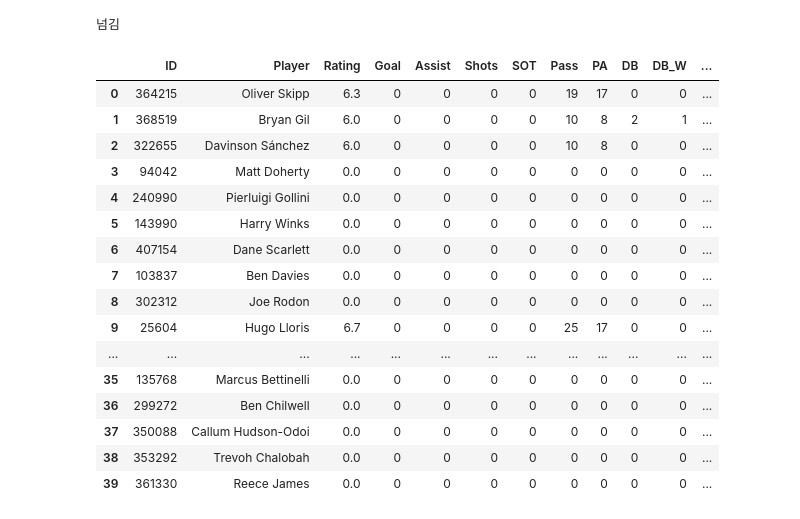
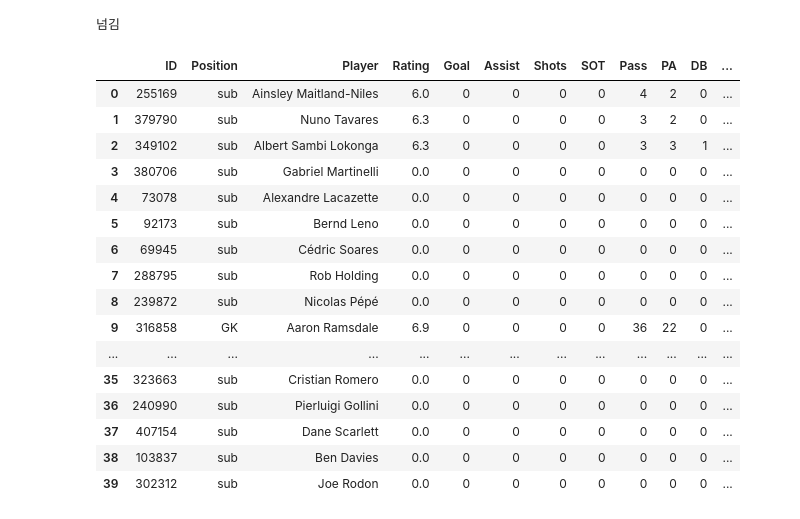
Before and after one commit to sanha9999/EDA_project, a Jupyter notebook: Tottenham_38R/Tottenham Crawling.ipynb, the cells around one changed output. Saved outputs shown, nothing was run; the diff lists cells and outputs as text; code cells hidden in the pictures.

Commit message:
add position

```diff
--- a/Tottenham_38R/Tottenham Crawling.ipynb
+++ b/Tottenham_38R/Tottenham Crawling.ipynb
@@ -38,6 +38,7 @@ def FB_match(url, sleep_time):
     player_yc_sum_list = []
     player_rc_list = []
     player_rc_sum_list = []
+    player_position_list = []
 
     # 선수 id
     player_id = soup.find_all('div', class_ = "player")
@@ -118,6 +119,34 @@ def FB_match(url, sleep_time):
                 if id == rc_id:
                     player_rc_list.append(1)
                 else : player_rc_list.append(0)
+
+    # 선수 포지션
+    for i in range(0,9):
+        player_position_list.append("sub")
+    driver.execute_script("window.scrollTo(0, 1100)")
+    time.sleep(sleep_time)
+    for i in range(1, 12):
+        accept = driver.find_element_by_xpath(f'//*[@id="stadium"]/div[1]/div[2]/div[2]/div[1]/div[{i}]/div[1]/span')
+        accept.click()
+        time.sleep(sleep_time)
+        page_source = driver.page_source
+        soup = BeautifulSoup(page_source, "html.parser")
+        position = soup.find_all('div', class_="player-position")
+        player_position_list.append(position[0].text)
+    for i in range(1, 12):
+        accept = driver.find_element_by_xpath(f'//*[@id="stadium"]/div[1]/div[2]/div[2]/div[2]/div[{i}]/div[1]/span')
+        accept.click()
+        time.sleep(sleep_time)
+        page_source = driver.page_source
+        soup = BeautifulSoup(page_source, "html.parser")
+        position = soup.find_all('div', class_="player-position")
+        player_position_list.append(position[1].text)
+    for i in range(0,9):
+        player_position_list.append("sub")
+
+    accept = driver.find_element_by_xpath('//*[@id="back-to-team"]')
+    accept.click()
+    time.sleep(sleep_time)
 
     # 선수 당 슛 횟수
     driver.execute_script("window.scrollTo(0, 1500)")
@@ -244,6 +273,7 @@ def FB_match(url, sleep_time):
     # 결과 df
     df = pd.DataFrame({
         "ID" : player_id_list,
+        "Position" : player_position_list,
         "Player" : player_name_list,
         "Rating" : player_rating_list,
         "Goal" : player_goal_list,
@@ -261,26 +291,26 @@ def FB_match(url, sleep_time):
     })
     return df
 # %%
-url = 'https://1xbet.whoscored.com/Matches/1549586/Live/England-Premier-League-2021-2022-Tottenham-Chelsea'
+url = 'https://1xbet.whoscored.com/Matches/1549589/Live/England-Premier-League-2021-2022-Arsenal-Tottenham'
 df = FB_match(url, 2)
 df
 # %% [output]
 넘김
-|  | ID | Player | Rating | Goal | Assist | Shots | SOT | Pass | PA | DB | DB_W | ... |
-| 0 | 364215 | Oliver Skipp | 6.3 | 0 | 0 | 0 | 0 | 19 | 17 | 0 | 0 | ... |
-| 1 | 368519 | Bryan Gil | 6.0 | 0 | 0 | 0 | 0 | 10 | 8 | 2 | 1 | ... |
-| 2 | 322655 | Davinson Sánchez | 6.0 | 0 | 0 | 0 | 0 | 10 | 8 | 0 | 0 | ... |
-| 3 | 94042 | Matt Doherty | 0.0 | 0 | 0 | 0 | 0 | 0 | 0 | 0 | 0 | ... |
-| 4 | 240990 | Pierluigi Gollini | 0.0 | 0 | 0 | 0 | 0 | 0 | 0 | 0 | 0 | ... |
-| 5 | 143990 | Harry Winks | 0.0 | 0 | 0 | 0 | 0 | 0 | 0 | 0 | 0 | ... |
-| 6 | 407154 | Dane Scarlett | 0.0 | 0 | 0 | 0 | 0 | 0 | 0 | 0 | 0 | ... |
-| 7 | 103837 | Ben Davies | 0.0 | 0 | 0 | 0 | 0 | 0 | 0 | 0 | 0 | ... |
-| 8 | 302312 | Joe Rodon | 0.0 | 0 | 0 | 0 | 0 | 0 | 0 | 0 | 0 | ... |
-| 9 | 25604 | Hugo Lloris | 6.7 | 0 | 0 | 0 | 0 | 25 | 17 | 0 | 0 | ... |
+|  | ID | Position | Player | Rating | Goal | Assist | Shots | SOT | Pass | PA | DB | ... |
+| 0 | 255169 | sub | Ainsley Maitland-Niles | 6.0 | 0 | 0 | 0 | 0 | 4 | 2 | 0 | ... |
+| 1 | 379790 | sub | Nuno Tavares | 6.3 | 0 | 0 | 0 | 0 | 3 | 2 | 0 | ... |
+| 2 | 349102 | sub | Albert Sambi Lokonga | 6.3 | 0 | 0 | 0 | 0 | 3 | 3 | 1 | ... |
+| 3 | 380706 | sub | Gabriel Martinelli | 0.0 | 0 | 0 | 0 | 0 | 0 | 0 | 0 | ... |
+| 4 | 73078 | sub | Alexandre Lacazette | 0.0 | 0 | 0 | 0 | 0 | 0 | 0 | 0 | ... |
+| 5 | 92173 | sub | Bernd Leno | 0.0 | 0 | 0 | 0 | 0 | 0 | 0 | 0 | ... |
+| 6 | 69945 | sub | Cédric Soares | 0.0 | 0 | 0 | 0 | 0 | 0 | 0 | 0 | ... |
+| 7 | 288795 | sub | Rob Holding | 0.0 | 0 | 0 | 0 | 0 | 0 | 0 | 0 | ... |
+| 8 | 239872 | sub | Nicolas Pépé | 0.0 | 0 | 0 | 0 | 0 | 0 | 0 | 0 | ... |
+| 9 | 316858 | GK | Aaron Ramsdale | 6.9 | 0 | 0 | 0 | 0 | 36 | 22 | 0 | ... |
 | ... | ... | ... | ... | ... | ... | ... | ... | ... | ... | ... | ... | ... |
-| 35 | 135768 | Marcus Bettinelli | 0.0 | 0 | 0 | 0 | 0 | 0 | 0 | 0 | 0 | ... |
-| 36 | 299272 | Ben Chilwell | 0.0 | 0 | 0 | 0 | 0 | 0 | 0 | 0 | 0 | ... |
-| 37 | 350088 | Callum Hudson-Odoi | 0.0 | 0 | 0 | 0 | 0 | 0 | 0 | 0 | 0 | ... |
-| 38 | 353292 | Trevoh Chalobah | 0.0 | 0 | 0 | 0 | 0 | 0 | 0 | 0 | 0 | ... |
-| 39 | 361330 | Reece James | 0.0 | 0 | 0 | 0 | 0 | 0 | 0 | 0 | 0 | ... |
+| 35 | 323663 | sub | Cristian Romero | 0.0 | 0 | 0 | 0 | 0 | 0 | 0 | 0 | ... |
+| 36 | 240990 | sub | Pierluigi Gollini | 0.0 | 0 | 0 | 0 | 0 | 0 | 0 | 0 | ... |
+| 37 | 407154 | sub | Dane Scarlett | 0.0 | 0 | 0 | 0 | 0 | 0 | 0 | 0 | ... |
+| 38 | 103837 | sub | Ben Davies | 0.0 | 0 | 0 | 0 | 0 | 0 | 0 | 0 | ... |
+| 39 | 302312 | sub | Joe Rodon | 0.0 | 0 | 0 | 0 | 0 | 0 | 0 | 0 | ... |
 # %%
```
Also changed, not shown: parts of 1 cell of this notebook.
